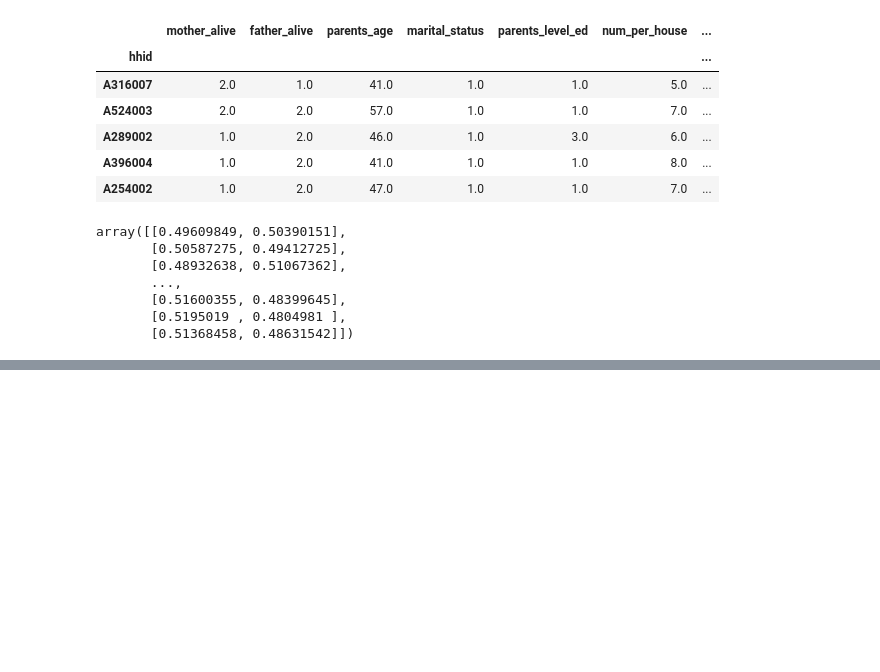
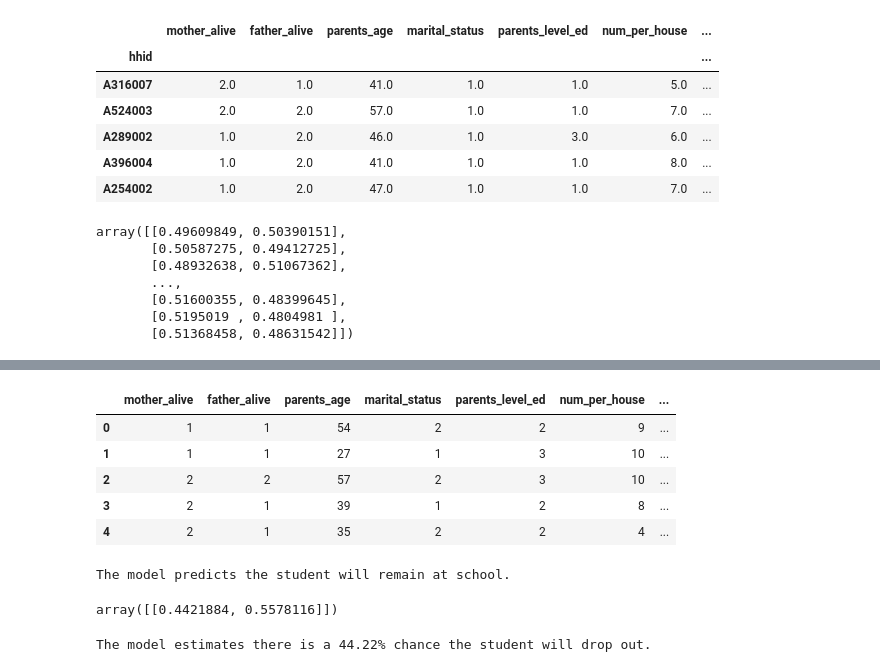
Before and after one commit to neylabelmaachi/schoolpred, a Jupyter notebook: notebooks/andriigegliuk_catboost_new_features.ipynb, the cells around one changed output, grey strips where cells are left out. Drawn from its saved outputs; the diff is of its cells as text; code cells hidden in the pictures; blank space fills up the shorter version.

```diff
--- a/notebooks/andriigegliuk_catboost_new_features.ipynb
+++ b/notebooks/andriigegliuk_catboost_new_features.ipynb
@@ -276,0 +385,30 @@ array([[0.49609849, 0.50390151],
+# %%
+new_students
+# %% [output]
+|  | mother_alive | father_alive | parents_age | marital_status | parents_level_ed | num_per_house | ... |
+| 0 | 1 | 1 | 54 | 2 | 2 | 9 | ... |
+| 1 | 1 | 1 | 27 | 1 | 3 | 10 | ... |
+| 2 | 2 | 2 | 57 | 2 | 3 | 10 | ... |
+| 3 | 2 | 1 | 39 | 1 | 2 | 8 | ... |
+| 4 | 2 | 1 | 35 | 2 | 2 | 4 | ... |
+# %%
+dropout_probabilities = catmodel.predict_proba(new_students)
+
+
+threshold = 0.40
+
+
+dropout_prediction = (dropout_probabilities[0][0] > threshold).astype(int)
+
+print(f'The model predicts the student will {"remain at school" if dropout_prediction else "drop out"}.')
+# %% [output]
+The model predicts the student will remain at school.
+# %%
+dropout_probability = catmodel.predict_proba(new_students)
+dropout_probability
+# %% [output]
+array([[0.4421884, 0.5578116]])
+# %%
+print(f'The model estimates there is a {dropout_probability[0][0] * 100:.2f}% chance the student will drop out.')
+# %% [output]
+The model estimates there is a 44.22% chance the student will drop out.
```
Also changed, not shown: parts of 5 cells of this notebook.
